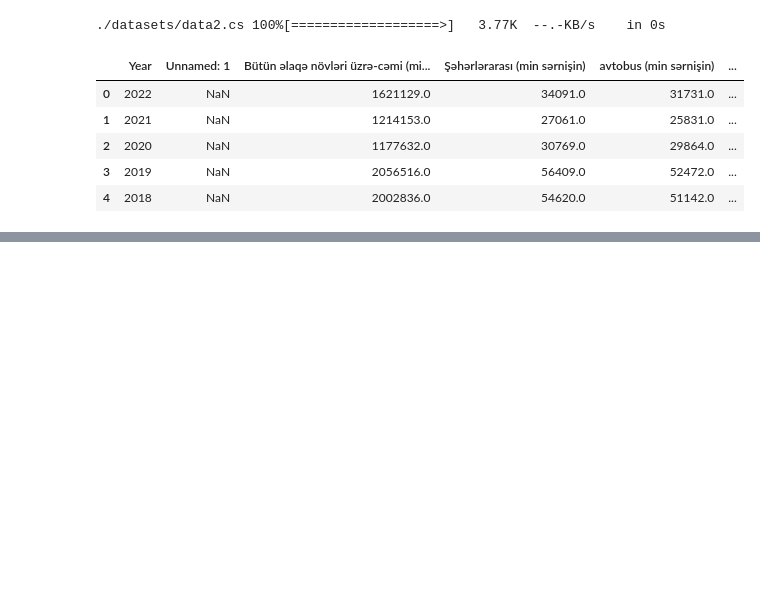
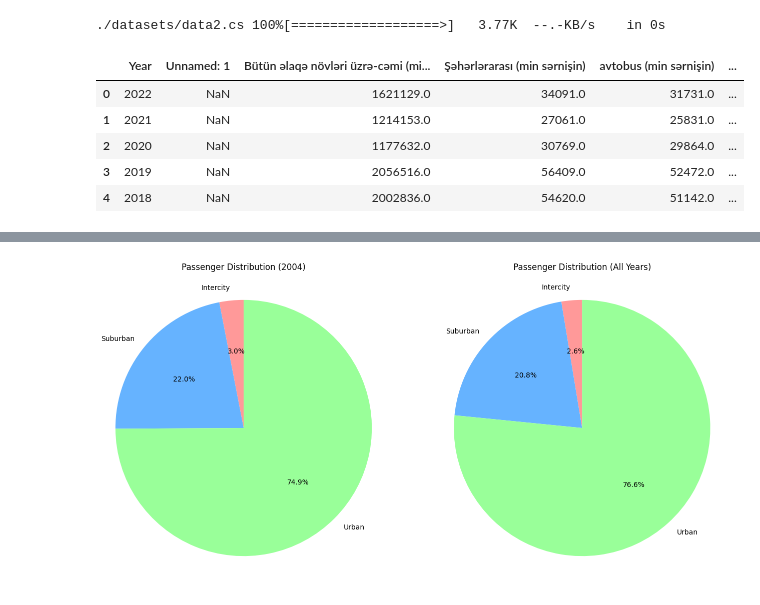
Before and after one commit to vugaer/OpenData.AZ-Analysis, a Jupyter notebook: analyze.ipynb, the cells around one changed output, grey strips where cells are left out. Cells and saved outputs as stored; diff of their text form; code cells hidden in the pictures; blank space fills up the shorter version.

```diff
--- a/analyze.ipynb
+++ b/analyze.ipynb
@@ -207,47 +207,42 @@ df2.head()
 | 1998-01-01 | 850070.0 | 13564.0 | 11429.0 | 1282.0 | ... |
 | 1999-01-01 | 854099.0 | 20441.0 | 18833.0 | 897.0 | ... |
 # %%
-def plot_passengers(year):
-    """Change the year and get the plot precisely on the spot!"""
-    row = df2.loc[str(year)].iloc[-1]
+year = 2004
 
-    year_sizes = [
-        row['Intercity (thousand passengers)'],
-        row['Suburban (thousand passengers)'],
-        row['Urban (thousand passengers)']
-    ]
-
-    total_sizes = [
-        df2['Intercity (thousand passengers)'].sum(),
-        df2['Suburban (thousand passengers)'].sum(),
-        df2['Urban (thousand passengers)'].sum()
-    ]
-
-    labels = ['Intercity', 'Suburban', 'Urban']
-    colors = ['#ff9999', '#66b3ff', '#99ff99']
-
-    fig, axes = plt.subplots(1, 2, figsize=(16, 8))
-
-    # selected year
-    axes[0].pie(
-        year_sizes,
-        labels=labels,
-        autopct='%1.1f%%',
-        startangle=90,
-        colors=colors
-    )
-    axes[0].set_title(f'Passenger Distribution ({year})')
-    axes[0].axis('equal')
-
-    # all years total
-    axes[1].pie(
-        total_sizes,
-        labels=labels,
-        autopct='%1.1f%%',
-        startangle=90,
-        colors=colors
-    )
-    axes[1].set_title('Passenger Distribution (All Years)')
-    axes[1].axis('equal')
-
-    plt.show()
+row = df2.loc[str(year)].iloc[-1]
+year_sizes = [
+    row['Between Cities (thousand passengers)'],
+    row['Suburban (thousand passengers)'],
+    row['Urban (thousand passengers)']
+]
+total_sizes = [
+    df2['Between Cities (thousand passengers)'].sum(),
+    df2['Suburban (thousand passengers)'].sum(),
+    df2['Urban (thousand passengers)'].sum()
+]
+labels = ['Intercity', 'Suburban', 'Urban']
+colors = ['#ff9999', '#66b3ff', '#99ff99']
+fig, axes = plt.subplots(1, 2, figsize=(16, 8))
+# selected year
+axes[0].pie(
+    year_sizes,
+    labels=labels,
+    autopct='%1.1f%%',
+    startangle=90,
+    colors=colors
+)
+axes[0].set_title(f'Passenger Distribution ({year})')
+axes[0].axis('equal')
+# all years total
+axes[1].pie(
+    total_sizes,
+    labels=labels,
+    autopct='%1.1f%%',
+    startangle=90,
+    colors=colors
+)
+axes[1].set_title('Passenger Distribution (All Years)')
+axes[1].axis('equal')
+plt.show()
+# %% [output]
+[figure, added]
```
Also changed, not shown: parts of 2 cells of this notebook.
